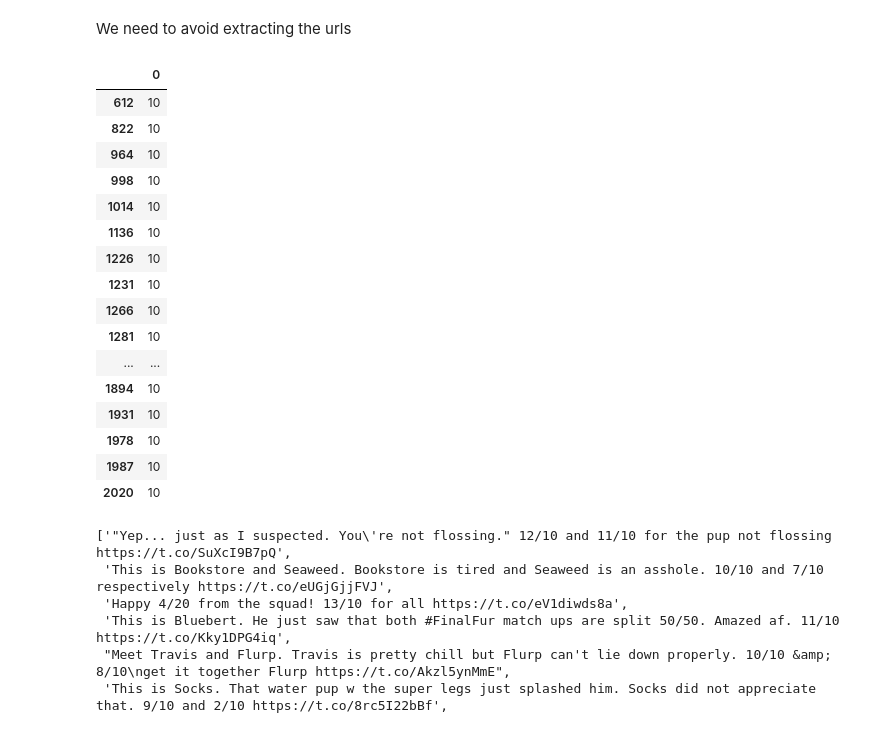
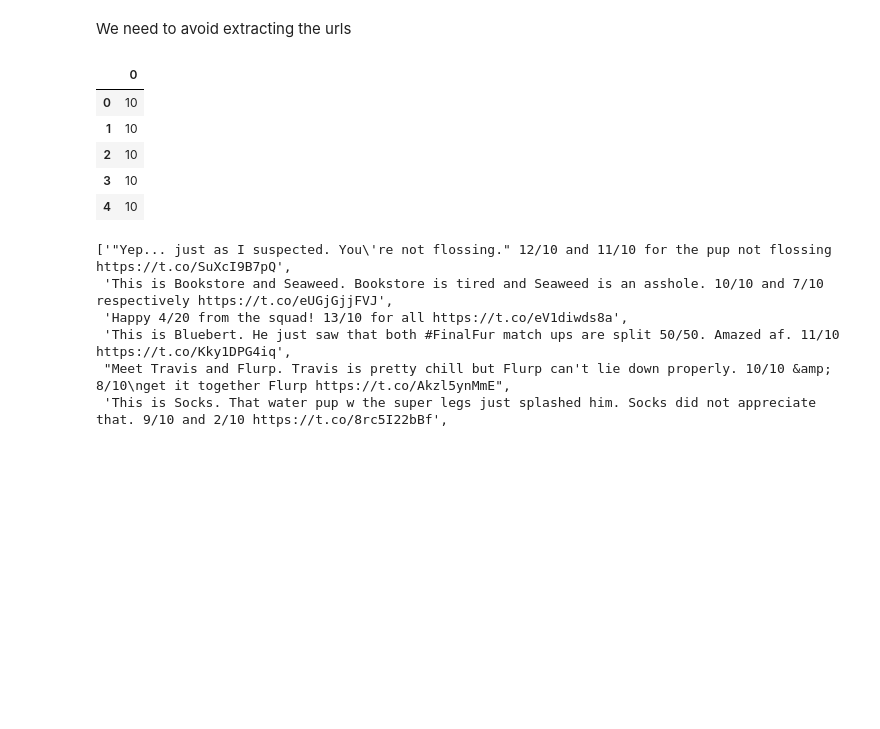
Before and after one commit to mccormd1/Analytics_Nanodegree, a Jupyter notebook: 3-Data Wrangling/Final_Project/wrangle_act.ipynb, the cells around one changed output. Drawn from its saved outputs; the diff is of its cells as text; code cells hidden in the pictures; blank space fills up the shorter version.

```diff
--- a/3-Data Wrangling/Final_Project/wrangle_act.ipynb
+++ b/3-Data Wrangling/Final_Project/wrangle_act.ipynb
@@ -1089,3 +1090,7 @@ df_dog_clean[df_dog_clean.rating_denominator!=10].text
 1568    Here we have an entire platoon of puppers. Tot...
 2049    This is an Albanian 3 1/2 legged  Episcopalian...
 Name: text, dtype: object
+# %%
+# drop the tweet with 24/7 as it has no rating
+df_dog_clean=df_dog_clean.drop(index=412,axis=0)
+df_dog_clean[df_dog_clean.rating_denominator!=10].text
@@ -1120,26 +1132,15 @@ df_dog_clean.loc[21].text
 We need to avoid extracting the urls
 # %%
 denominator=df_dog_clean.text.str.extractall('[^o]/(\d+0)')
-denominator.xs(1,level='match')
+denominator.xs(0,level='match').head()
 # denominator
 # %% [output]
 |  | 0 |
-| 612 | 10 |
-| 822 | 10 |
-| 964 | 10 |
-| 998 | 10 |
-| 1014 | 10 |
-| 1136 | 10 |
-| 1226 | 10 |
-| 1231 | 10 |
-| 1266 | 10 |
-| 1281 | 10 |
-| ... | ... |
-| 1894 | 10 |
-| 1931 | 10 |
-| 1978 | 10 |
-| 1987 | 10 |
-| 2020 | 10 |
+| 0 | 10 |
+| 1 | 10 |
+| 2 | 10 |
+| 3 | 10 |
+| 4 | 10 |
 # %%
 manual_rating_clean=denominator.xs(1,level='match').index.tolist()
 list(df_dog_clean.loc[manual_rating_clean].text)
```
Also changed, not shown: parts of 29 cells of this notebook.
